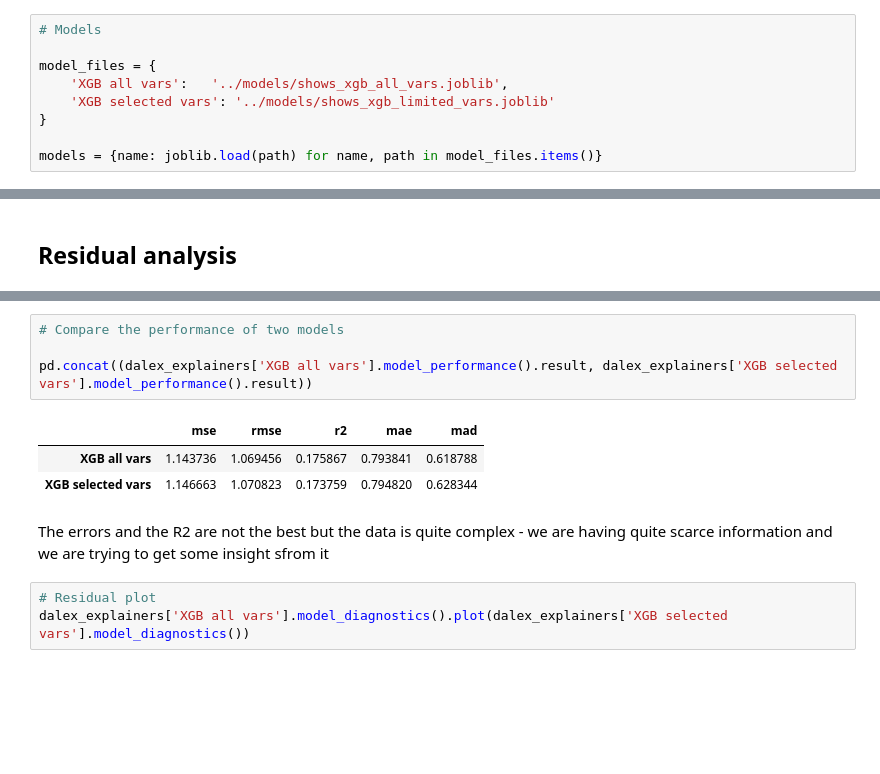
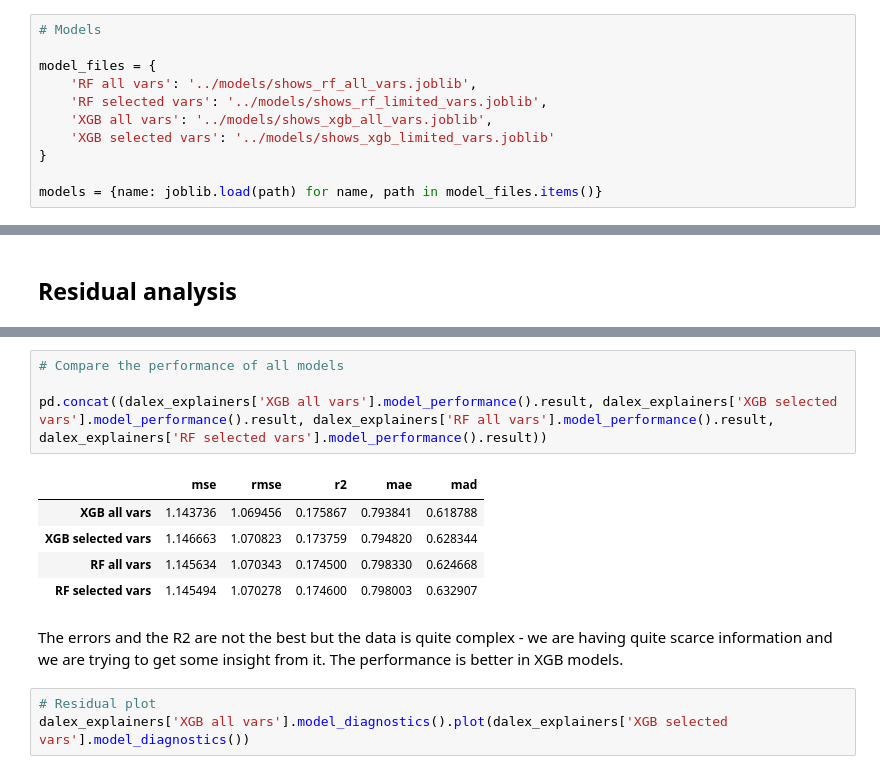
Before and after one commit to karolinazielinska1/XAI-project, a Jupyter notebook: notebooks/03_XAI.ipynb, the cells around one changed output, grey strips where cells are left out. Saved outputs shown, nothing was run; the diff lists cells and outputs as text; blank space fills up the shorter version.

```diff
--- a/notebooks/03_XAI.ipynb
+++ b/notebooks/03_XAI.ipynb
@@ -42,7 +42,9 @@ X_test
 # Models
 
 model_files = {
-    'XGB all vars':   '../models/shows_xgb_all_vars.joblib',
+    'RF all vars': '../models/shows_rf_all_vars.joblib',
+    'RF selected vars': '../models/shows_rf_limited_vars.joblib',
+    'XGB all vars': '../models/shows_xgb_all_vars.joblib',
     'XGB selected vars': '../models/shows_xgb_limited_vars.joblib'
 }
 
@@ -101,13 +141,15 @@ A new explainer has been created!
 # %%
-# Compare the performance of two models
+# Compare the performance of all models
 
-pd.concat((dalex_explainers['XGB all vars'].model_performance().result, dalex_explainers['XGB selected vars'].model_performance().result))
+pd.concat((dalex_explainers['XGB all vars'].model_performance().result, dalex_explainers['XGB selected vars'].model_performance().result, dalex_explainers['RF all vars'].model_performance().result, dalex_explainers['RF selected vars'].model_performance().result))
 # %% [output]
 |  | mse | rmse | r2 | mae | mad |
 | XGB all vars | 1.143736 | 1.069456 | 0.175867 | 0.793841 | 0.618788 |
 | XGB selected vars | 1.146663 | 1.070823 | 0.173759 | 0.794820 | 0.628344 |
+| RF all vars | 1.145634 | 1.070343 | 0.174500 | 0.798330 | 0.624668 |
+| RF selected vars | 1.145494 | 1.070278 | 0.174600 | 0.798003 | 0.632907 |
 # %% [markdown]
-The errors and the R2 are not the best but the data is quite complex - we are having quite scarce information and we are trying to get some insight sfrom it
+The errors and the R2 are not the best but the data is quite complex - we are having quite scarce information and we are trying to get some insight from it. The performance is better in XGB models.
 # %%
 # Residual plot
 dalex_explainers['XGB all vars'].model_diagnostics().plot(dalex_explainers['XGB selected vars'].model_diagnostics())
```
Also changed, not shown: parts of 20 cells of this notebook, 8 other files.
